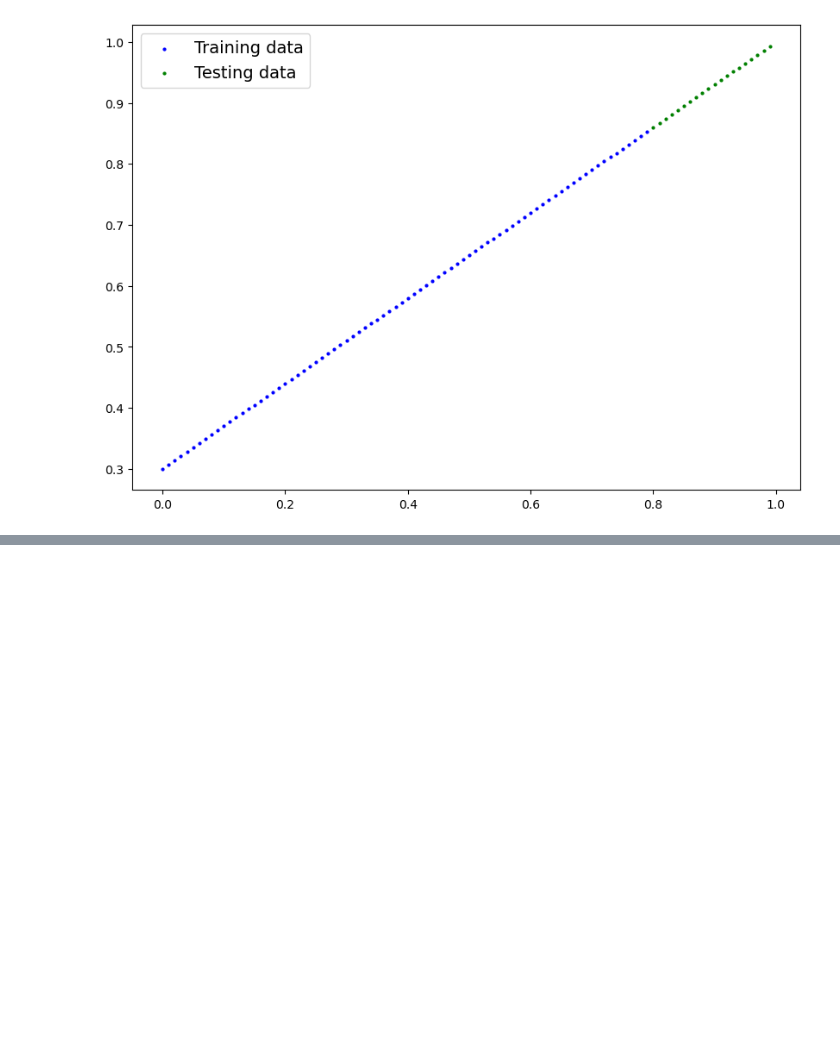
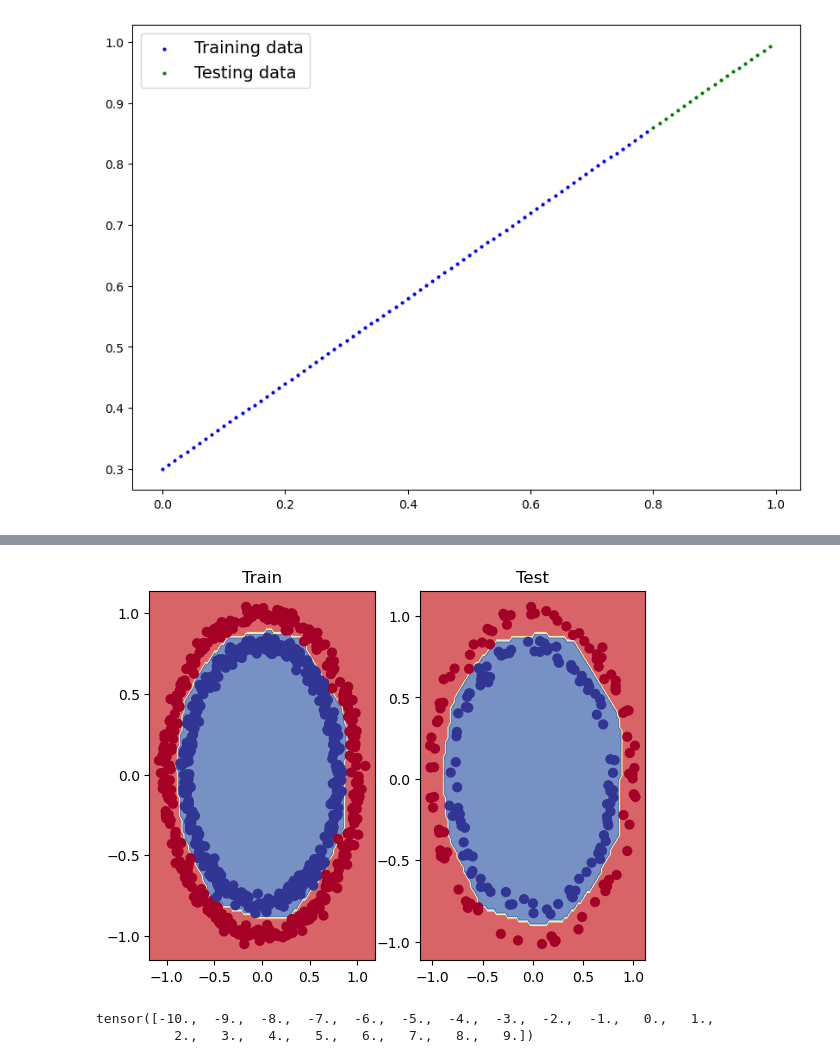
Before and after one commit to KshitizRai001/DeepLearning_Introduction, a Jupyter notebook: 03_Classification_NeuralNetwork.ipynb, the cells around one changed output, grey strips where cells are left out. Saved outputs shown, nothing was run; the diff lists cells and outputs as text; code cells hidden in the pictures; blank space fills up the shorter version.

```diff
--- a/03_Classification_NeuralNetwork.ipynb
+++ b/03_Classification_NeuralNetwork.ipynb
@@ -396,0 +413,35 @@ plot_predictions(train_data= X_train_regression, train_labels=  y_train_regressi
+# %%
+loss_fn = nn.BCEWithLogitsLoss()
+optimizer = torch.optim.SGD(params= model_3.parameters(), lr = 0.1)
+# %%
+torch.manual_seed(67)
+
+epochs = 1500
+
+X_train, y_train, X_test, y_test = X_train.to(device), y_train.to(device), X_test.to(device), y_test.to(device)
+
+for epoch in range(epochs):
+  model_3.train()
+
+  y_logits = model_3(X_train).squeeze()
+  y_preds = torch.round(torch.sigmoid(y_logits))
+
+  loss = loss_fn(y_logits, y_train)
+  acc = accuracy_fn (y_true= y_train, y_preds= y_preds)
+
+  optimizer.zero_grad()
+
+  loss.backward()
+
+  optimizer.step()
+
+  model_3.eval()
+  with torch.inference_mode():
+    test_logits = model_3(X_test).squeeze()
+    test_preds = torch.round(torch.sigmoid(test_logits))
+
+    test_loss = loss_fn(test_logits, y_test)
+    test_acc = accuracy_fn(y_preds= test_preds, y_true= y_test)
+
+  if epoch%100 == 0:
+    print(f"Epoch: {epoch} | Loss: {loss:.5f}, Accuracy: {acc:.2f}% | Test Loss: {test_loss:.5f}, Test acc: {test_acc:.2f}%")
@@ -396,0 +464,17 @@ plot_predictions(train_data= X_train_regression, train_labels=  y_train_regressi
+# %%
+plt.subplot(1,2,1)
+plt.title("Train")
+plot_decision_boundary(model_3, X_train, y_train)
+plt.subplot(1,2,2)
+plt.title("Test")
+plot_decision_boundary(model_3, X_test, y_test)
+# %% [output]
+[figure, added]
+# %%
+#--------------------
+
+A = torch.arange(-10,10,1, dtype= torch.float)
+A
+# %% [output]
+tensor([-10.,  -9.,  -8.,  -7.,  -6.,  -5.,  -4.,  -3.,  -2.,  -1.,   0.,   1.,
+          2.,   3.,   4.,   5.,   6.,   7.,   8.,   9.])
```
Also changed, not shown: parts of 29 cells of this notebook.
